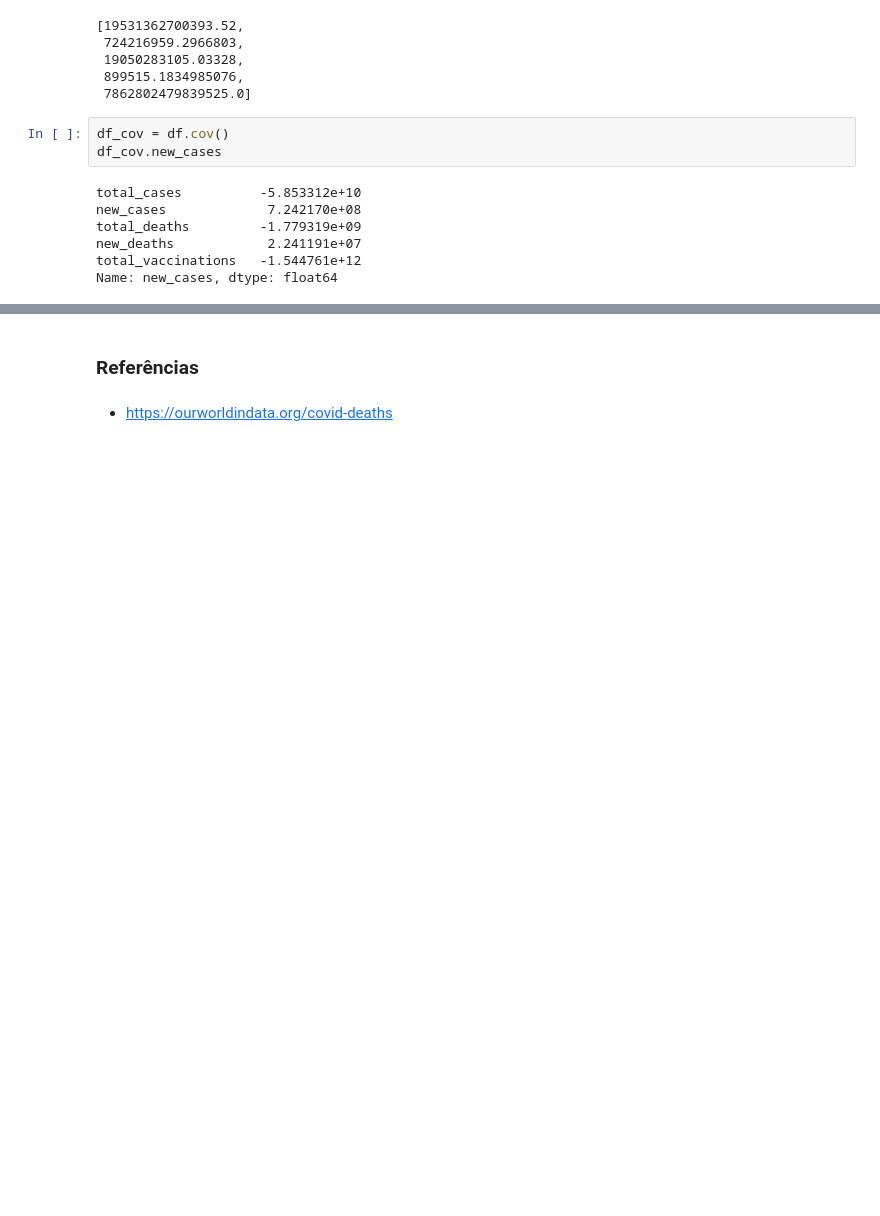
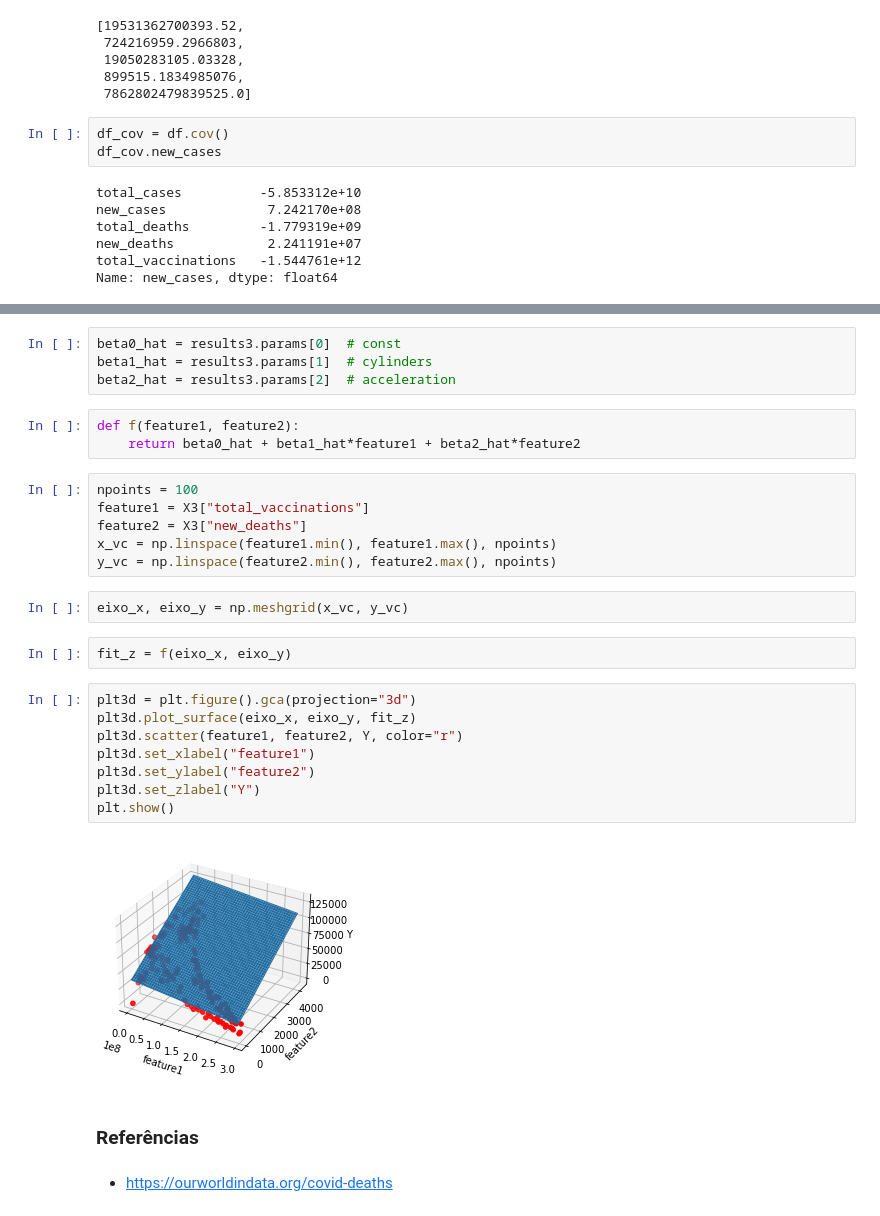
Before and after one commit to marlonsp/Projeto2-CiDados, a Jupyter notebook: Projeto2-CDados.ipynb, the cells around one changed output, grey strips where cells are left out. Cells and saved outputs as stored; diff of their text form; blank space fills up the shorter version.

```diff
--- a/Projeto2-CDados.ipynb
+++ b/Projeto2-CDados.ipynb
@@ -207,3 +247,30 @@ plt.show()
+# %%
+beta0_hat = results3.params[0]  # const
+beta1_hat = results3.params[1]  # cylinders
+beta2_hat = results3.params[2]  # acceleration
+# %%
+def f(feature1, feature2):
+    return beta0_hat + beta1_hat*feature1 + beta2_hat*feature2
+# %%
+npoints = 100
+feature1 = X3["total_vaccinations"]
+feature2 = X3["new_deaths"]
+x_vc = np.linspace(feature1.min(), feature1.max(), npoints)
+y_vc = np.linspace(feature2.min(), feature2.max(), npoints)
+# %%
+eixo_x, eixo_y = np.meshgrid(x_vc, y_vc)
+# %%
+fit_z = f(eixo_x, eixo_y)
+# %%
+plt3d = plt.figure().gca(projection="3d")
+plt3d.plot_surface(eixo_x, eixo_y, fit_z)
+plt3d.scatter(feature1, feature2, Y, color="r")
+plt3d.set_xlabel("feature1")
+plt3d.set_ylabel("feature2")
+plt3d.set_zlabel("Y")
+plt.show()
+# %% [output]
+[figure, added]
 # %% [markdown]
 ### Referências
 # %% [markdown]
```
Also changed, not shown: parts of 8 cells of this notebook.
